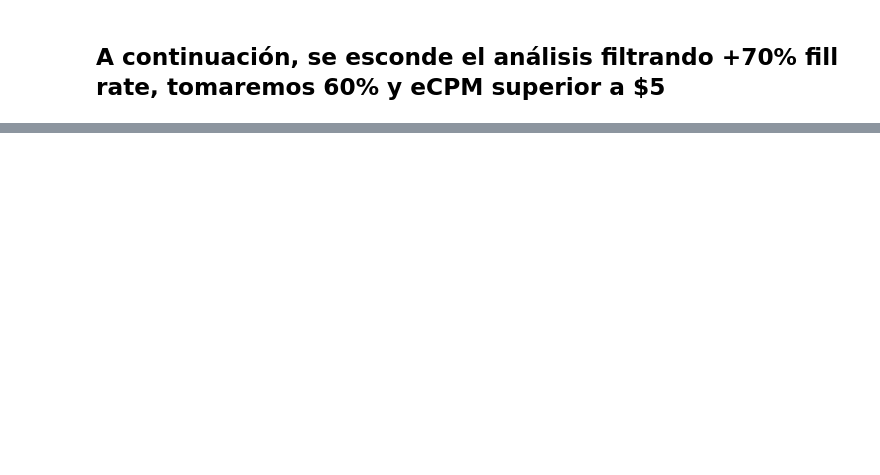
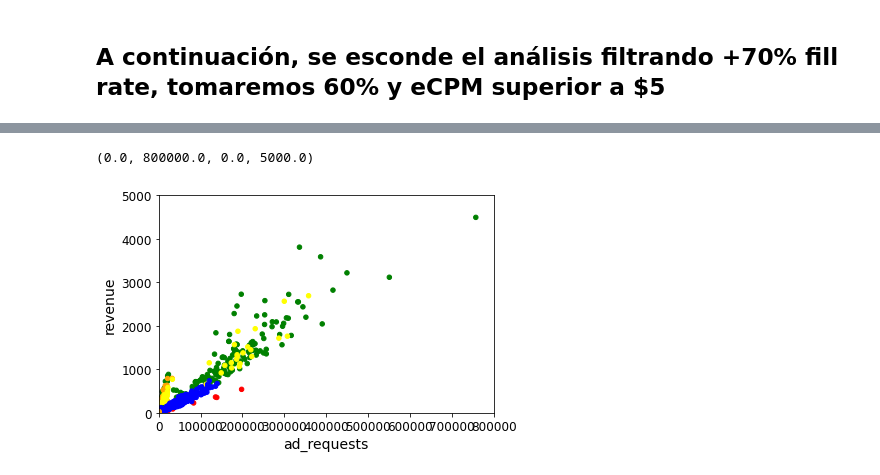
Before and after one commit to aaronjdigital/mlidigital, a Jupyter notebook: Newbase ML Reglas de Precio.ipynb, the cells around one changed output, grey strips where cells are left out. Cells and saved outputs as stored; diff of their text form; code cells hidden in the pictures; blank space fills up the shorter version.

```diff
--- a/Newbase ML Reglas de Precio.ipynb
+++ b/Newbase ML Reglas de Precio.ipynb
@@ -352,0 +301,12 @@ Name: FillRate, dtype: float64
+# %%
+# Se observa que las instancias con mejor Fill Rate e ingresos son
+#prulesaux = prules[prules['creative_size'] == 'gen_amp']
+prulesaux = prulesaux60
+colors = {'Sin Posicion':'orange', '300x250':'green', '728x90':'blue', '320x100':'yellow', 'Zocalo':'purple', '1x1':'orange', 'gen_amp':'red', '300x600':'orange', 'Tags':'orange', '320x50':'yellow', '300x100':'red', 'Native':'orange'}
+
+prulesaux.plot(kind="scatter", x="ad_requests", y="revenue", c= prulesaux['creative_size'].map(colors))
+plt.axis([0, 800000, 0, 5000])
+#plt.yscale("log")
+# %% [output]
+(0.0, 800000.0, 0.0, 5000.0)
+[figure, added]
```
Also changed, not shown: parts of 19 cells of this notebook.
